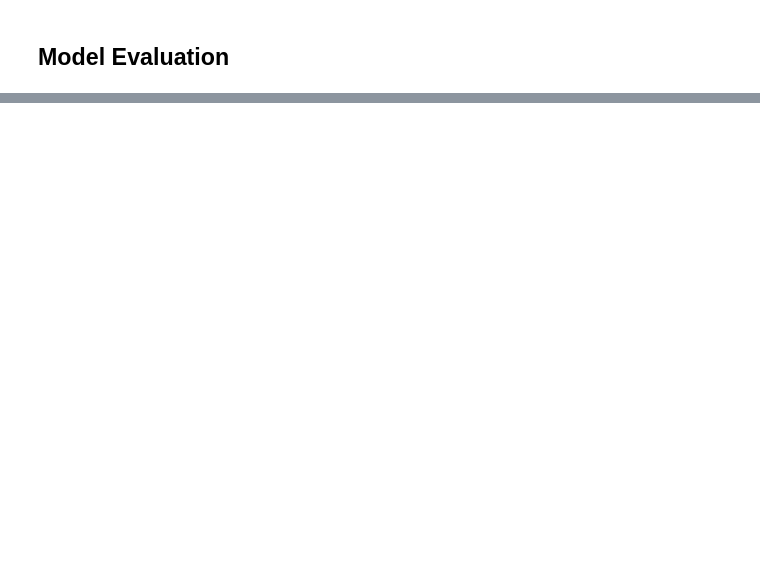
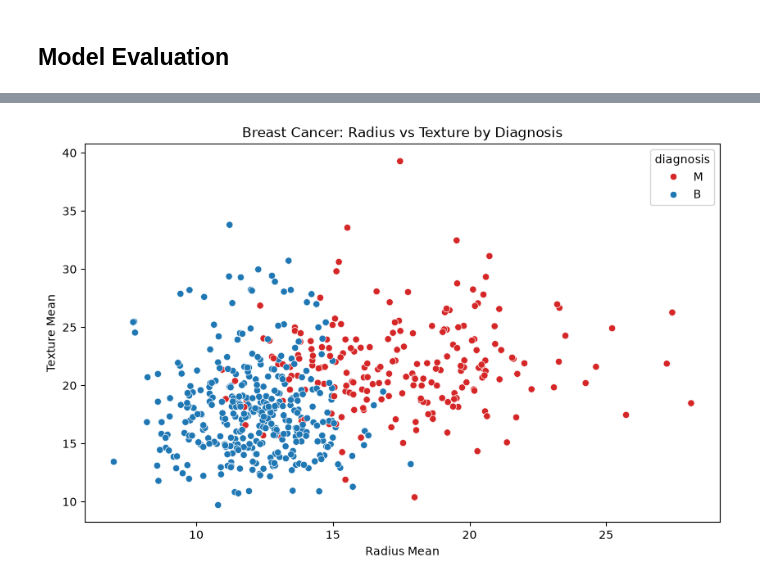
Before and after one commit to madhurjyaborkotoky/deeplearning_campusx, a Jupyter notebook: pytorch/training_pipeline.ipynb, the cells around one changed output, grey strips where cells are left out. Saved outputs shown, nothing was run; the diff lists cells and outputs as text; code cells hidden in the pictures; blank space fills up the shorter version.

```diff
--- a/pytorch/training_pipeline.ipynb
+++ b/pytorch/training_pipeline.ipynb
@@ -223,0 +224,18 @@ Accuracy: 0.6315789222717285
+# %%
+import seaborn as sns
+import matplotlib.pyplot as plt
+
+plt.figure(figsize=(10,6))
+sns.scatterplot(
+    x='radius_mean',
+    y='texture_mean',
+    data=df,
+    hue='diagnosis',
+    palette={'Maligant': 'tab:red', 'Beninge': 'tab:blue'}
+)
+plt.title('Breast Cancer: Radius vs Texture by Diagnosis')
+plt.xlabel('Radius Mean')
+plt.ylabel('Texture Mean')
+plt.show()
+# %% [output]
+[figure, added]
```
Also changed, not shown: parts of 7 cells of this notebook.
